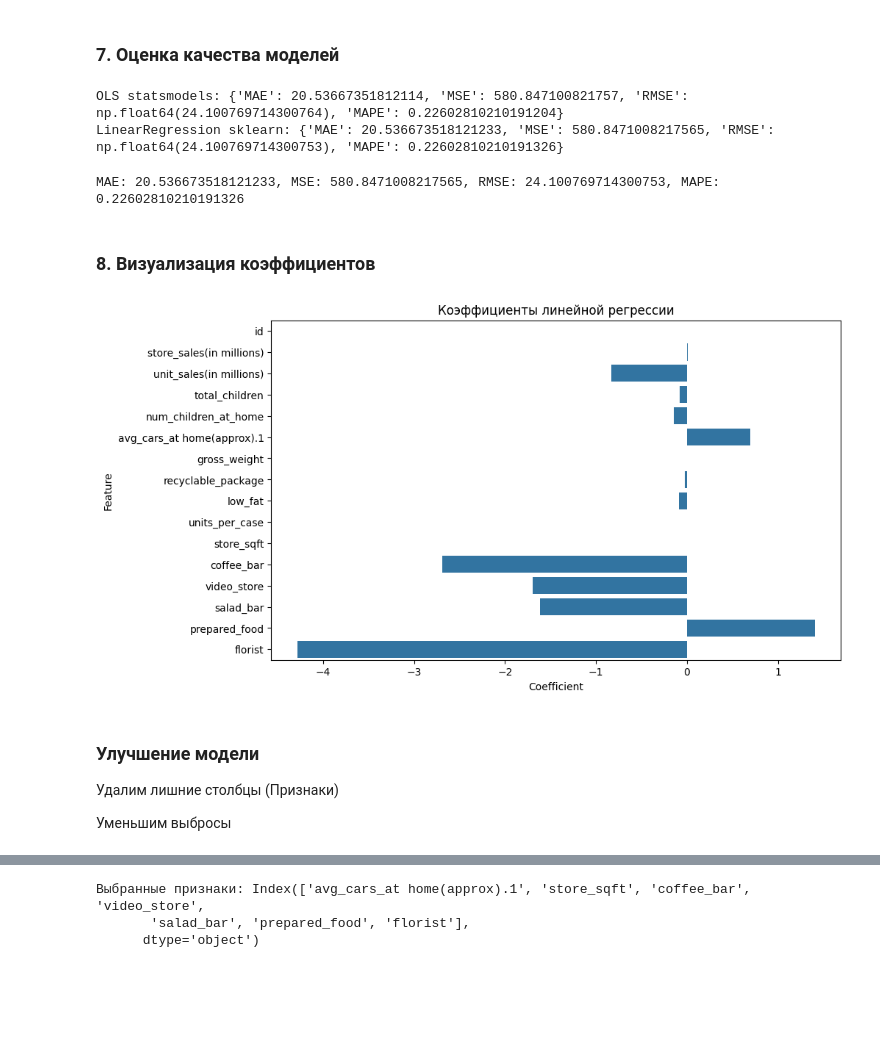
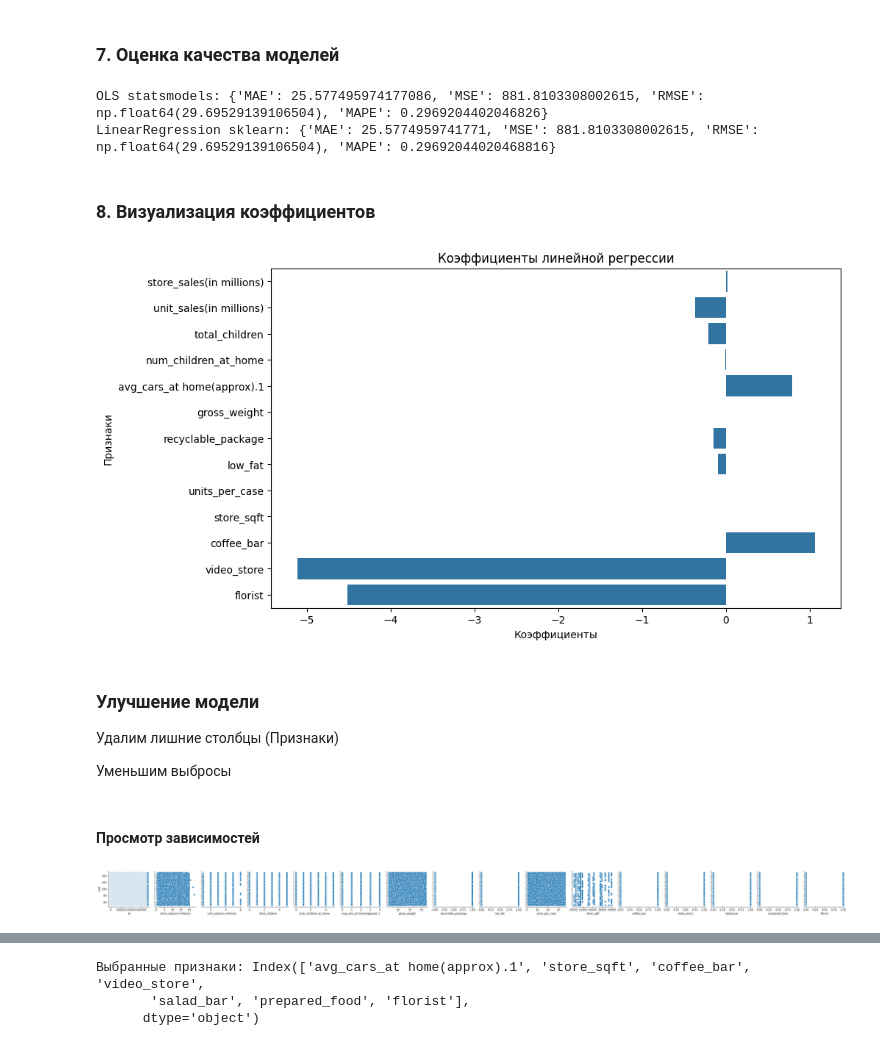
Before and after one commit to MALeyman/MAKSIM, a Jupyter notebook: ML/Linear_Regression/linear_regression.ipynb, the cells around one changed output, grey strips where cells are left out. Saved outputs shown, nothing was run; the diff lists cells and outputs as text; code cells hidden in the pictures; blank space fills up the shorter version.

```diff
--- a/ML/Linear_Regression/linear_regression.ipynb
+++ b/ML/Linear_Regression/linear_regression.ipynb
@@ -85,17 +85,3 @@ avg_cars_at home(approx).1           0.0     0.00      4.00      2.203813      2
                       cost           0.0    50.79    149.75     99.614729     98.81 8.963697e+02         59.19        140.57       70.32      126.62
 # %% [markdown]
 ### 3. Подготовка данных
-# %%
-# 3. Подготовка данных
-target = "cost"
-X = data.drop(columns=[target])
-y = data[target]
-
-# Обработка пропусков (заполним средним)
-X.fillna(X.mean(), inplace=True)
-
-# Анализ и обработка выбросов
-lower_bound = y.quantile(0.1)
-upper_bound = y.quantile(0.9)
-y = y[(y >= lower_bound) & (y <= upper_bound)]
-X = X.loc[y.index]
@@ -101,0 +114,19 @@ X = X.loc[y.index]
+# %%
+df = data.copy()
+features = ['store_sales(in millions)', 'unit_sales(in millions)', 'total_children',
+            'num_children_at_home', 'avg_cars_at home(approx).1',
+            'gross_weight', 'recyclable_package', 'low_fat', 'units_per_case', 'store_sqft', 'coffee_bar',
+            'video_store', 'salad_bar', 'prepared_food', 'florist']
+
+
+for feature in features:
+    Q1 = df[feature].quantile(0.25)
+    Q3 = df[feature].quantile(0.75)
+    IQR = Q3 - Q1
+    lower_bound = Q1 - 1.5 * IQR
+    upper_bound = Q3 + 1.5 * IQR
+
+
+    df = df[(df[feature] >= lower_bound) & (df[feature] <= upper_bound)]
+
+data_drop = df
@@ -116,5 +155,9 @@ plt.show()
 # %% [markdown]
 ### 5. Разделение данных
+# %%
+target = ['id', 'cost', 'salad_bar', 'prepared_food']
+X = data_drop.drop(columns=(target))
+y = data_drop['cost']
 # %%
 
 # 5. Разделение данных
@@ -172,41 +215,38 @@ def evaluate_model(y_true, y_pred):
 ols_metrics = evaluate_model(y_test, y_pred_ols)
 
 # Оценка LinearRegression
-lr_metrics = evaluate_model(y_test, y_pred)
+lr_metrics = evaluate_model(y_test, y_pred_linear)
 
 # Выводим результаты
 print("OLS statsmodels:", ols_metrics)
 print("LinearRegression sklearn:", lr_metrics)
 # %% [output]
-OLS statsmodels: {'MAE': 20.53667351812114, 'MSE': 580.847100821757, 'RMSE': np.float64(24.100769714300764), 'MAPE': 0.22602810210191204}
-LinearRegression sklearn: {'MAE': 20.536673518121233, 'MSE': 580.8471008217565, 'RMSE': np.float64(24.100769714300753), 'MAPE': 0.22602810210191326}
+OLS statsmodels: {'MAE': 25.577495974177086, 'MSE': 881.8103308002615, 'RMSE': np.float64(29.69529139106504), 'MAPE': 0.2969204402046826}
+LinearRegression sklearn: {'MAE': 25.5774959741771, 'MSE': 881.8103308002615, 'RMSE': np.float64(29.69529139106504), 'MAPE': 0.29692044020468816}
-# %%
-# 7. Оценка качества моделей
-def evaluate_model(y_true, y_pred):
-    mae = mean_absolute_error(y_true, y_pred)
-    mse = mean_squared_error(y_true, y_pred)
-    rmse = np.sqrt(mse)
-    mape = np.mean(np.abs((y_true - y_pred) / y_true))
-    return mae, mse, rmse, mape
-
-mae, mse, rmse, mape = evaluate_model(y_test, y_pred)
-print(f"MAE: {mae}, MSE: {mse}, RMSE: {rmse}, MAPE: {mape}")
-# %% [output]
-MAE: 20.536673518121233, MSE: 580.8471008217565, RMSE: 24.100769714300753, MAPE: 0.22602810210191326
 # %% [markdown]
 ### 8. Визуализация коэффициентов
 # %%
 # 8. Визуализация коэффициентов
-coef_df = pd.DataFrame({"Feature": X.columns, "Coefficient": lr_model.coef_})
+coef_df = pd.DataFrame({"Признаки": X.columns, "Коэффициенты": lr_model.coef_})
 plt.figure(figsize=(10, 6))
-sns.barplot(x="Coefficient", y="Feature", data=coef_df)
+sns.barplot(x="Коэффициенты", y="Признаки", data=coef_df)
 plt.title("Коэффициенты линейной регрессии")
 plt.show()
 # %% [output]
-[figure, old version]
+[figure, new version]
 # %% [markdown]
 ### Улучшение модели
 
 Удалим лишние столбцы  (Признаки)
 
 Уменьшим выбросы
+# %% [markdown]
+#### Просмотр зависимостей
+# %%
+X = data.drop(columns=['cost'])
+y = data['cost']
+
+sns.pairplot(data, y_vars=['cost'], x_vars=data.columns.drop('cost'))
+plt.show()
+# %% [output]
+[figure, added]
```
Also changed, not shown: parts of 12 cells of this notebook.
